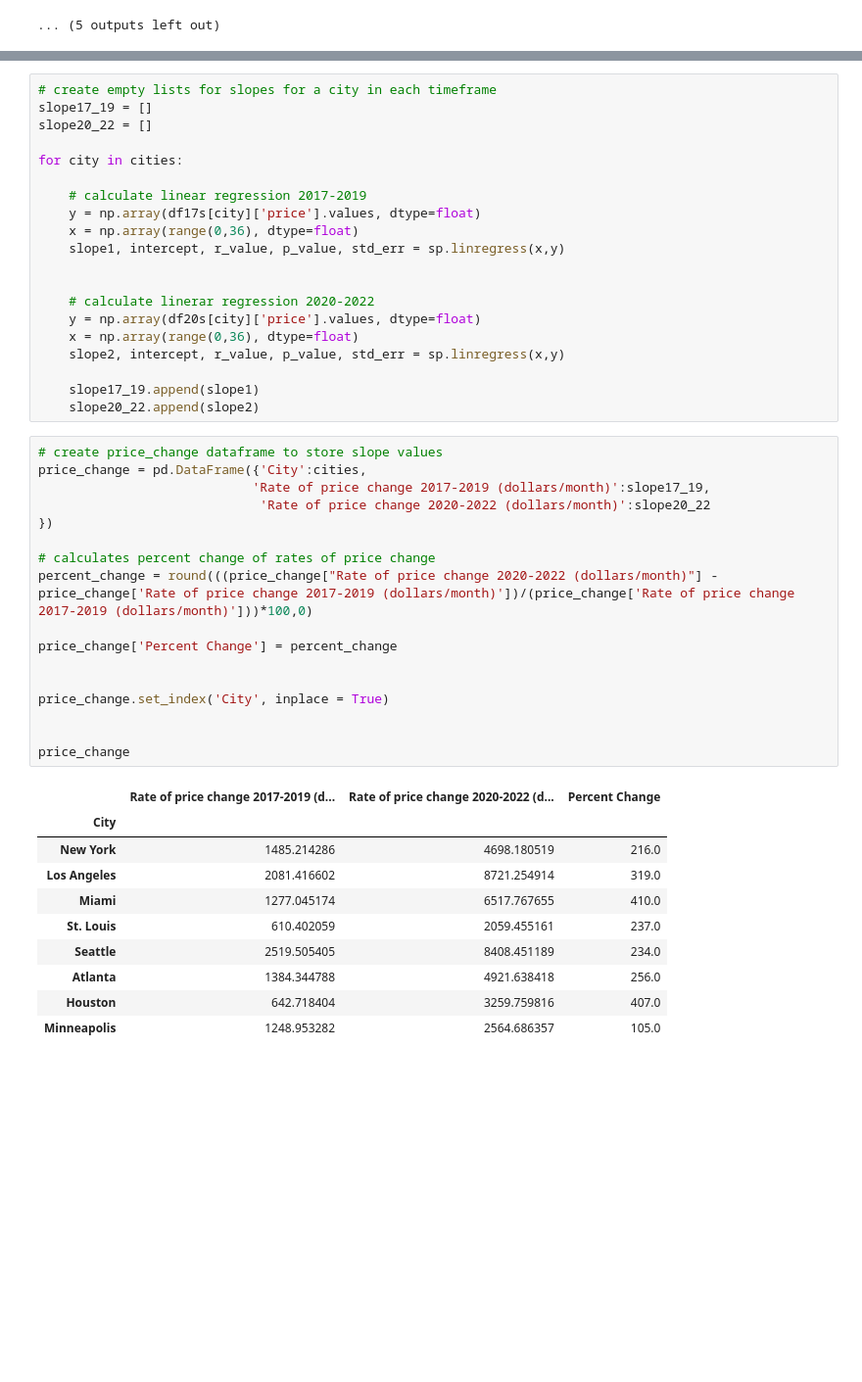
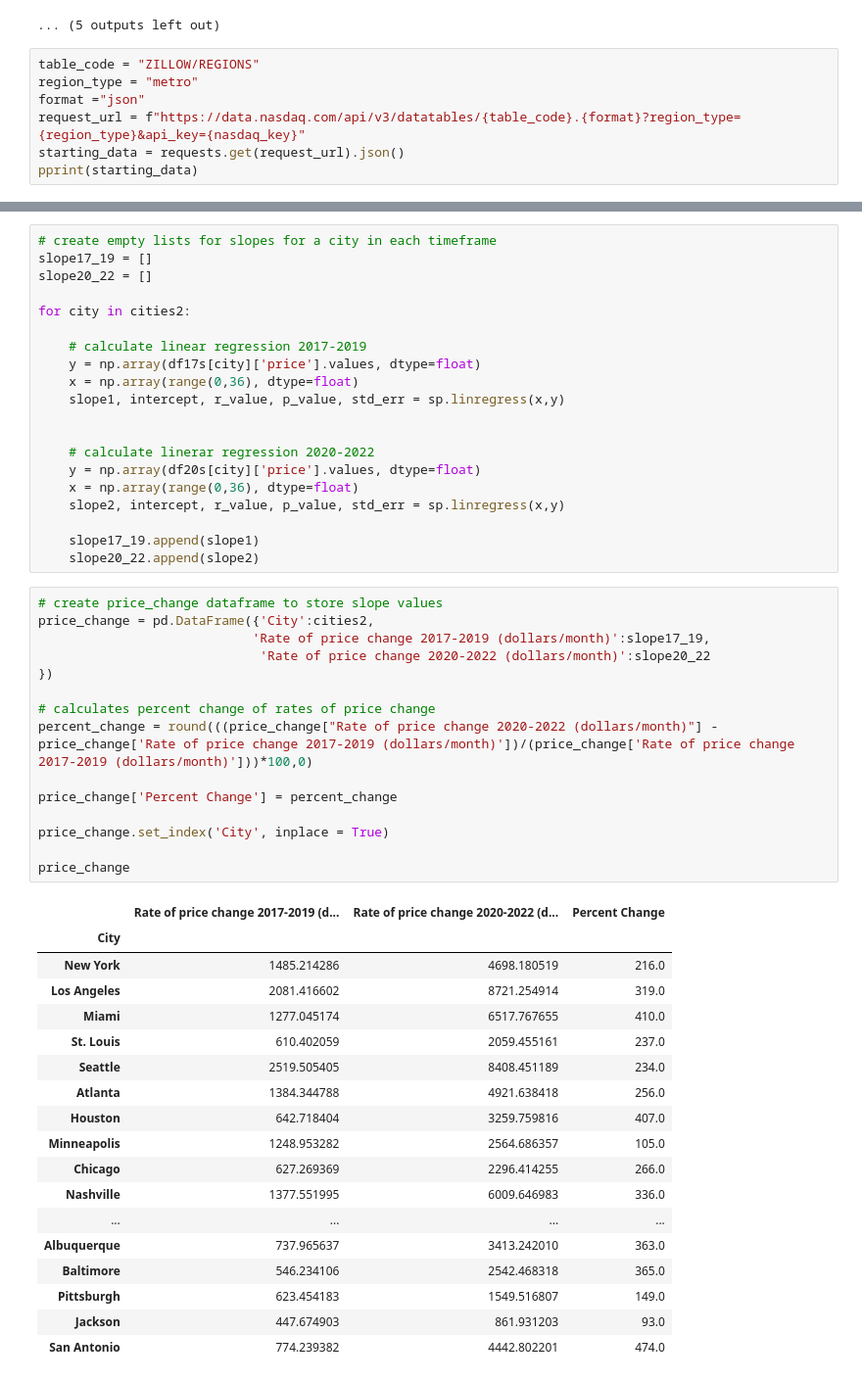
Before and after one commit to edshanks/Analyzing-the-Effects-of-COVID-on-the-American-Real-Estate-Market, a Jupyter notebook: Real Estate starter.ipynb, the cells around one changed output, grey strips where cells are left out. Shown at 98% size. Saved outputs shown, nothing was run; the diff lists cells and outputs as text; blank space fills up the shorter version.

```diff
--- a/Real Estate starter.ipynb
+++ b/Real Estate starter.ipynb
@@ -259,3 +263,10 @@ Atlanta 2017-2019: slope = 1384.3447876447879
 Atlanta 2020-2022: slope = 4921.638418167936
 [figure]
 ... (5 outputs left out)
+# %%
+table_code = "ZILLOW/REGIONS"
+region_type = "metro"
+format ="json"
+request_url = f"https://data.nasdaq.com/api/v3/datatables/{table_code}.{format}?region_type={region_type}&api_key={nasdaq_key}"
+starting_data = requests.get(request_url).json()
+pprint(starting_data)
@@ -264,7 +358,7 @@ Atlanta 2020-2022: slope = 4921.638418167936
 slope17_19 = []
 slope20_22 = []
 
-for city in cities:
+for city in cities2:
 
     # calculate linear regression 2017-2019
     y = np.array(df17s[city]['price'].values, dtype=float)
@@ -281,29 +375,35 @@ for city in cities:
     slope20_22.append(slope2)
 # %%
 # create price_change dataframe to store slope values
-price_change = pd.DataFrame({'City':cities,
+price_change = pd.DataFrame({'City':cities2,
                             'Rate of price change 2017-2019 (dollars/month)':slope17_19,
                              'Rate of price change 2020-2022 (dollars/month)':slope20_22
 })
 
 # calculates percent change of rates of price change
 percent_change = round(((price_change["Rate of price change 2020-2022 (dollars/month)"] - price_change['Rate of price change 2017-2019 (dollars/month)'])/(price_change['Rate of price change 2017-2019 (dollars/month)']))*100,0)
 
 price_change['Percent Change'] = percent_change
 
-
 price_change.set_index('City', inplace = True)
 
-
 price_change
 # %% [output]
 |  | Rate of price change 2017-2019 (d... | Rate of price change 2020-2022 (d... | Percent Change |
 | City |  |  |  |
 | New York | 1485.214286 | 4698.180519 | 216.0 |
 | Los Angeles | 2081.416602 | 8721.254914 | 319.0 |
 | Miami | 1277.045174 | 6517.767655 | 410.0 |
 | St. Louis | 610.402059 | 2059.455161 | 237.0 |
 | Seattle | 2519.505405 | 8408.451189 | 234.0 |
 | Atlanta | 1384.344788 | 4921.638418 | 256.0 |
 | Houston | 642.718404 | 3259.759816 | 407.0 |
 | Minneapolis | 1248.953282 | 2564.686357 | 105.0 |
+| Chicago | 627.269369 | 2296.414255 | 266.0 |
+| Nashville | 1377.551995 | 6009.646983 | 336.0 |
+| ... | ... | ... | ... |
+| Albuquerque | 737.965637 | 3413.242010 | 363.0 |
+| Baltimore | 546.234106 | 2542.468318 | 365.0 |
+| Pittsburgh | 623.454183 | 1549.516807 | 149.0 |
+| Jackson | 447.674903 | 861.931203 | 93.0 |
+| San Antonio | 774.239382 | 4442.802201 | 474.0 |
```
Also changed, not shown: parts of 10 cells of this notebook.
